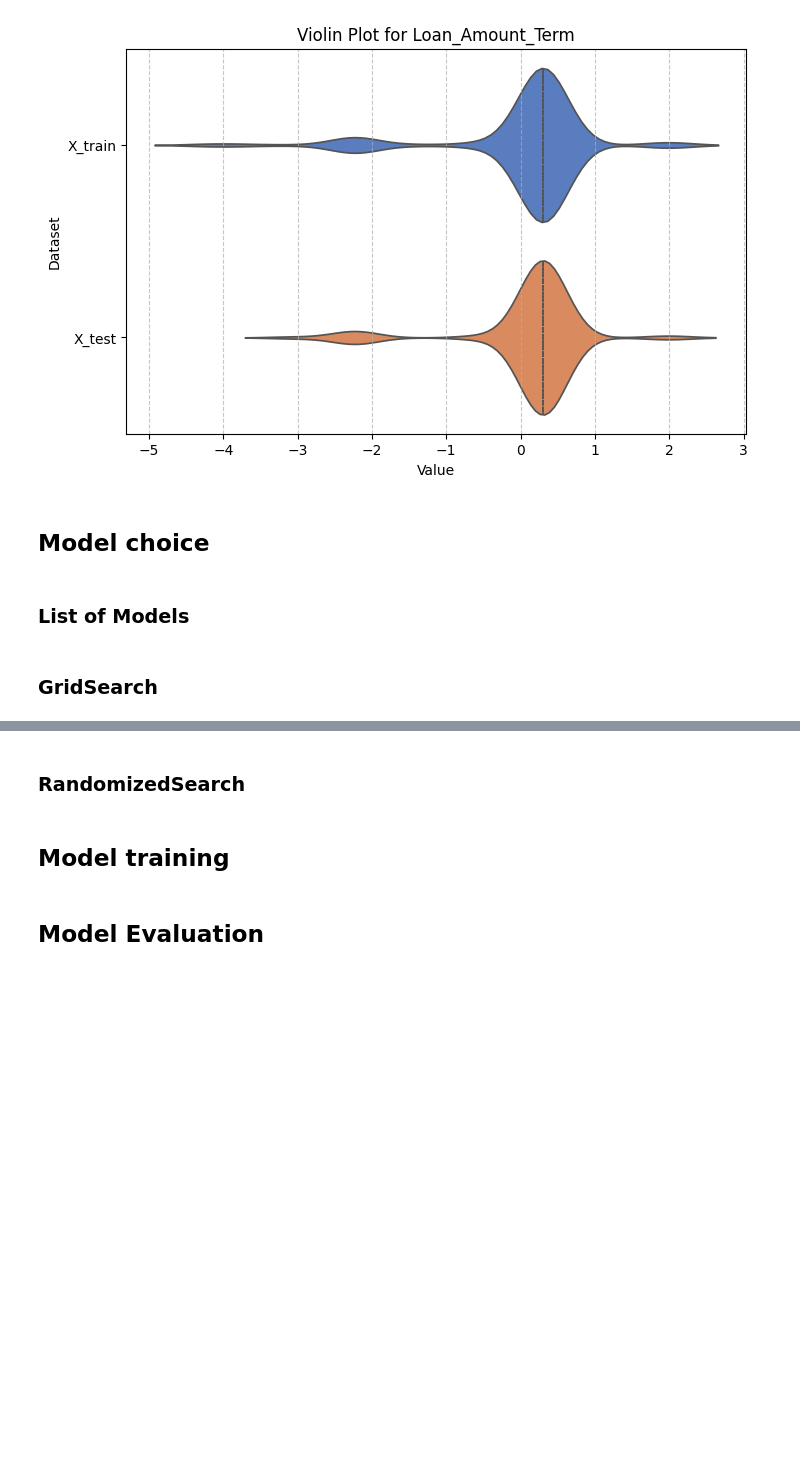
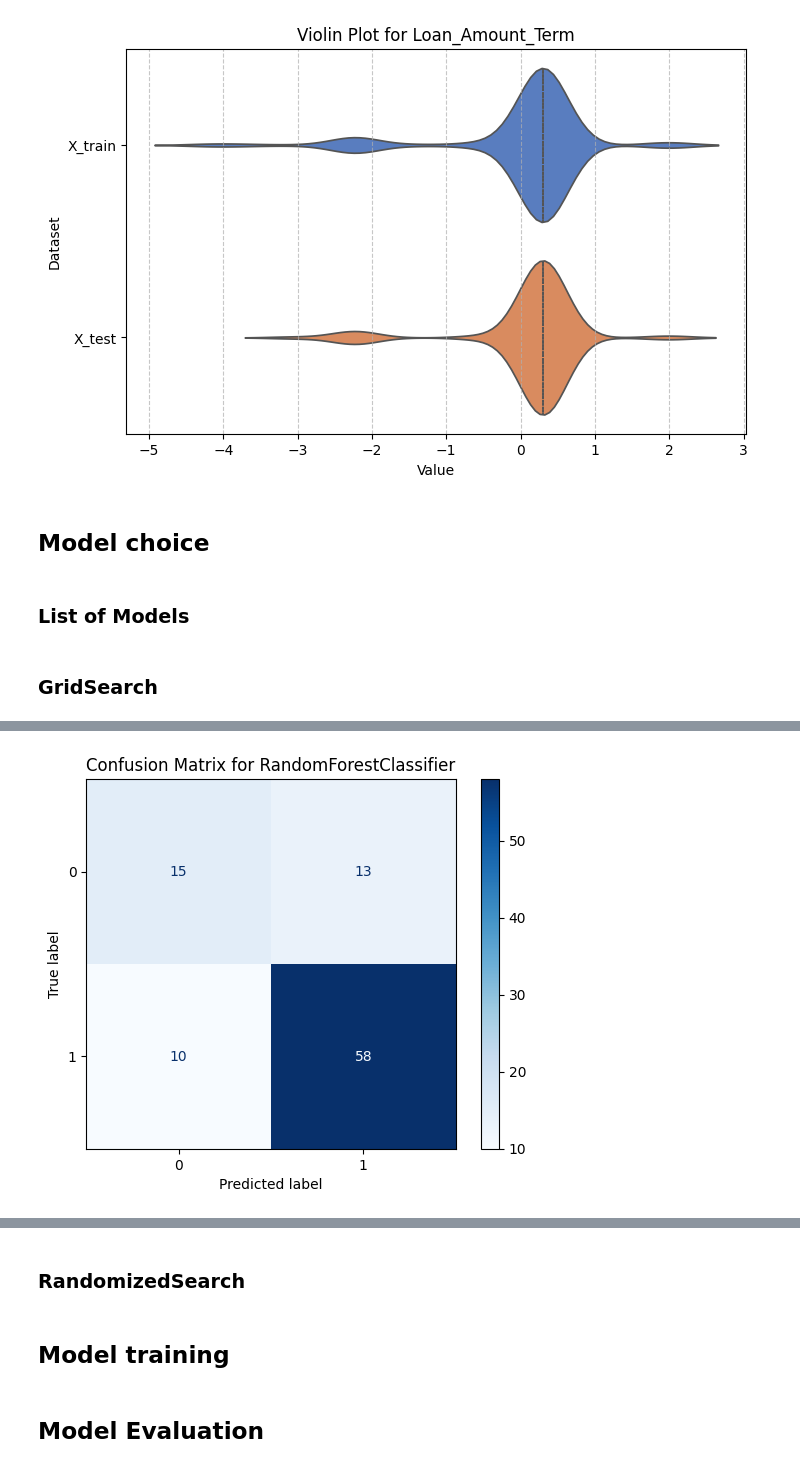
Before and after one commit to TonyVallad/Simplon, a Jupyter notebook: Brief_Prediction_Eligibilite_Credit_Banque/Notebook_Prediction_Eligibilite.ipynb, the cells around one changed output, grey strips where cells are left out. Drawn from its saved outputs; the diff is of its cells as text; code cells hidden in the pictures; blank space fills up the shorter version.

Commit message:
Added confusion matrix to grid search + Using precision to find best model

```diff
--- a/Brief_Prediction_Eligibilite_Credit_Banque/Notebook_Prediction_Eligibilite.ipynb
+++ b/Brief_Prediction_Eligibilite_Credit_Banque/Notebook_Prediction_Eligibilite.ipynb
@@ -988,11 +988,30 @@ models = [
 ### GridSearch
 # %%
 from sklearn.model_selection import GridSearchCV
-from sklearn.metrics import accuracy_score, f1_score, make_scorer
+from sklearn.metrics import accuracy_score, f1_score, make_scorer, confusion_matrix, ConfusionMatrixDisplay, precision_score
 
 # Ignore RuntimeWarnings
 import warnings
+from sklearn.exceptions import ConvergenceWarning
 #warnings.filterwarnings("ignore", category=RuntimeWarning)
+warnings.filterwarnings("ignore", category=ConvergenceWarning)
+
+def plot_confusion_matrix(y_true, y_pred, model_name):
+    """
+    Plots the confusion matrix for the given true and predicted values.
+
+    Parameters:
+    - y_true (array-like): True labels.
+    - y_pred (array-like): Predicted labels.
+    - model_name (str): Name of the model to display in the title.
+    """
+    cm = confusion_matrix(y_true, y_pred)
+    disp = ConfusionMatrixDisplay(confusion_matrix=cm)
+
+    plt.figure(figsize=(6, 6))
+    disp.plot(cmap="Blues", values_format="d")
+    plt.title(f"Confusion Matrix for {model_name}")
+    plt.show()
 
 def run_gridsearch_on_models(models, param_grids, X_train, X_test, y_train, y_test, scoring='accuracy'):
     """
@@ -1016,10 +1035,11 @@ def run_gridsearch_on_models(models, param_grids, X_train, X_test, y_train, y_te
         model_name = model.__class__.__name__
         print(f"\n\033[93mRunning GridSearchCV for\033[0m \033[92m{model_name}\033[0m...")
 
-        # Use both accuracy and F1 score as scoring metrics
+        # Use accuracy, F1-score, and precision as scoring metrics
         scoring_metrics = {
             'accuracy': 'accuracy',
-            'f1': make_scorer(f1_score, average='binary')  # Use 'binary' for binary classification
+            'f1': make_scorer(f1_score, average='binary'),
+            'precision': make_scorer(precision_score, average='binary', zero_division=0)  # Handle undefined precision
         }
 
         # Set up GridSearchCV
@@ -1027,7 +1047,7 @@ def run_gridsearch_on_models(models, param_grids, X_train, X_test, y_train, y_te
             estimator=model,
             param_grid=param_grid,
             scoring=scoring_metrics,
-            refit='accuracy',  # Use accuracy for selecting the best model
+            refit='precision',  # Use precision for selecting the best model
             cv=5,
             verbose=1
         )
@@ -1039,45 +1059,60 @@ def run_gridsearch_on_models(models, param_grids, X_train, X_test, y_train, y_te
         best_params = grid_search.best_params_
         best_cv_accuracy = grid_search.cv_results_['mean_test_accuracy'][grid_search.best_index_]
         best_cv_f1 = grid_search.cv_results_['mean_test_f1'][grid_search.best_index_]
+        best_cv_precision = grid_search.cv_results_['mean_test_precision'][grid_search.best_index_]
 
         # Evaluate on the test set
         best_model = grid_search.best_estimator_
         y_test_pred = best_model.predict(X_test)
         test_accuracy = accuracy_score(y_test, y_test_pred)
         test_f1 = f1_score(y_test, y_test_pred)
+        test_precision = precision_score(y_test, y_test_pred)
 
         # Store results
         results[model_name] = {
             "Best Parameters": best_params,
             "Best CV Accuracy": best_cv_accuracy,
             "Best CV F1-Score": best_cv_f1,
+            "Best CV Precision": best_cv_precision,
             "Test Set Accuracy": test_accuracy,
-            "Test Set F1-Score": test_f1
+            "Test Set F1-Score": test_f1,
+            "Test Set Precision": test_precision
         }
 
         print(f"\033[94mBest Parameters:\033[0m {best_params}")
         print(f"\033[94mBest CV Accuracy:\033[0m {best_cv_accuracy:.4f}")
         print(f"\033[94mBest CV F1-Score:\033[0m {best_cv_f1:.4f}")
+        print(f"\033[94mBest CV Precision:\033[0m {best_cv_precision:.4f}")
         print(f"\033[94mTest Set Accuracy:\033[0m {test_accuracy:.4f}")
-        print(f"\033[94mTest Set F1-Score:\033[0m {test_f1:.4f}\n")
+        print(f"\033[94mTest Set F1-Score:\033[0m {test_f1:.4f}")
+        print(f"\033[92mPrecision:\033[0m {test_precision:.4f}\n")
 
-    # Find the best model based on test set F1-score
-    best_model_name = max(results, key=lambda model: results[model]["Test Set F1-Score"])
+        # Display confusion matrix
+        plot_confusion_matrix(y_test, y_test_pred, model_name)
+
+    # Find the best model based on test set Precision score
+    best_model_name = max(results, key=lambda model: results[model]["Test Set Precision"])
     print(f"\n\033[94mBest Model:\033[0m \033[92m{best_model_name}\033[0m")
     print(f"\033[94mParameters:\033[0m {results[best_model_name]['Best Parameters']}")
     print(f"\033[94mTest Accuracy:\033[0m {results[best_model_name]['Test Set Accuracy']:.4f}")
     print(f"\033[94mTest F1-Score:\033[0m {results[best_model_name]['Test Set F1-Score']:.4f}")
+    print(f"\033[92mPrecision:\033[0m {results[best_model_name]['Test Set Precision']:.4f}")
 
     return results
 
 param_grids = [
     # RandomForestClassifier
     {
-        "n_estimators": [50, 100, 200],
-        "max_depth": [None, 10, 20],
-        "min_samples_split": [2, 5],
-        "min_samples_leaf": [1, 2, 4],  # Minimum samples per leaf
-        "max_features": ["sqrt", "log2", None],  # Number of features considered at each split
+        #"n_estimators": [50, 100, 200],
+        "n_estimators": [200],
+        #"max_depth": [None, 10, 20],
+        "max_depth": [None],
+        #"min_samples_split": [2, 5],
+        "min_samples_split": [5],
+        #"min_samples_leaf": [1, 2, 4],  # Minimum samples per leaf
+        "min_samples_leaf": [4],
+        #"max_features": ["sqrt", "log2", None],  # Number of features considered at each split
+        "max_features": ["log2"],
         "bootstrap": [True, False],  # Whether to use bootstrapping
         "n_jobs": [-1],
         "verbose": [0]
@@ -1085,17 +1120,20 @@ param_grids = [
 
     # LogisticRegression
     {
-        "penalty": ["l1", "l2", "elasticnet", "none"],  # Add L1 (Lasso) and ElasticNet for sparsity
+        #"penalty": ["l1", "l2", "elasticnet", "none"],  # Add L1 (Lasso) and ElasticNet for sparsity
+        "penalty": ["elasticnet"],
         "C": [0.01, 0.1, 1, 10],
-        "solver": ["liblinear", "lbfgs", "saga", "newton-cg"],  # SAGA supports L1 and ElasticNet
+        #"solver": ["liblinear", "lbfgs", "saga", "newton-cg"],  # SAGA supports L1 and ElasticNet
+        "solver": ["saga"],
         "l1_ratio": [0.1, 0.5, 0.9],  # ElasticNet mixing ratio (only for saga solver)
-        "max_iter": [100, 200, 500]  # Increase max iterations for convergence
+        "max_iter": [100, 200, 500, 1000]  # Increase max iterations for convergence
     },
 
     # SVC
     {
         "C": [0.1, 1, 10],
-        "kernel": ["linear", "rbf", "poly", "sigmoid"],  # Include polynomial and sigmoid kernels
+        #"kernel": ["linear", "rbf", "poly", "sigmoid"],  # Include polynomial and sigmoid kernels
+        "kernel": ["sigmoid"],
         "gamma": ["scale", "auto", 0.01, 0.1],  # Add specific gamma values
         "degree": [2, 3, 4],  # Degree of the polynomial kernel (only for 'poly')
         "coef0": [0.0, 0.1, 0.5],  # Independent term in kernel function (useful for 'poly' and 'sigmoid')
@@ -1113,21 +1151,30 @@ param_grids = [
 
     # GradientBoostingClassifier
     {
-        "n_estimators": [50, 100, 200],
-        "learning_rate": [0.01, 0.1, 0.2],
-        "max_depth": [3, 5, 7],
+        #"n_estimators": [50, 100, 200],
+        "n_estimators": [100],
+        #"learning_rate": [0.01, 0.1, 0.2],
+        "learning_rate": [0.01],
+        #"max_depth": [3, 5, 7],
+        "max_depth": [3],
         "min_samples_split": [2, 5],
         "min_samples_leaf": [1, 2, 4],
-        "subsample": [0.7, 0.8, 1.0],  # Fraction of samples used for training each tree
-        "max_features": ["sqrt", "log2", None]  # Number of features considered at each split
+        #"subsample": [0.7, 0.8, 1.0],  # Fraction of samples used for training each tree
+        "subsample": [1.0],
+        #"max_features": ["sqrt", "log2", None]  # Number of features considered at each split
+        "max_features": ["log2"]
     },
 
     # HistGradientBoostingClassifier
     {
-        "learning_rate": [0.01, 0.1, 0.2],
-        "max_iter": [100, 200, 300],
-        "max_depth": [None, 10, 20],
-        "l2_regularization": [0.0, 0.1, 1.0],  # L2 regularization strength
+        #"learning_rate": [0.01, 0.1, 0.2],
+        "learning_rate": [0.01],
+        #"max_iter": [100, 200, 300],
+        "max_iter": [300],
+        #"max_depth": [None, 10, 20],
+        "max_depth": [None],
+        #"l2_regularization": [0.0, 0.1, 1.0],  # L2 regularization strength
+        "l2_regularization": [0.0],
         "min_samples_leaf": [10, 20, 30],  # Minimum samples per leaf
         "max_leaf_nodes": [31, 50, 100],  # Maximum number of leaves in the tree
         "verbose": [0]
@@ -1169,0 +1199 @@ Traceback (most recent call last):
+[figure, added]
```
Also changed, not shown: parts of 1 cell of this notebook.
